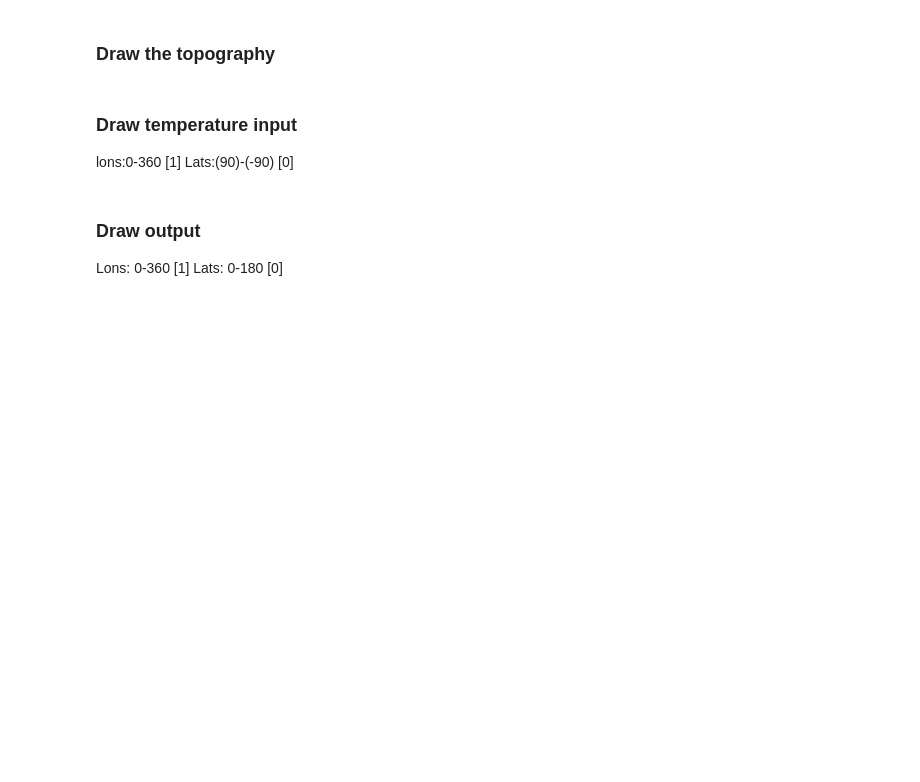
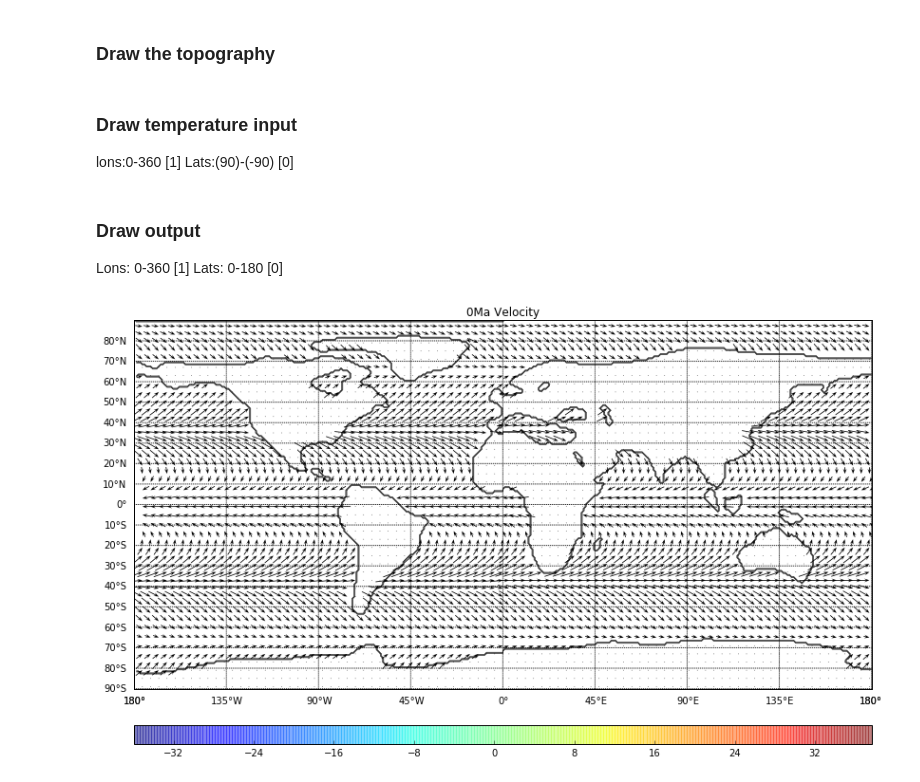
Before and after one commit to atom-model/ATOM, a Jupyter notebook: benchmark/Utils.ipynb, the cells around one changed output. Saved outputs shown, nothing was run; the diff lists cells and outputs as text; code cells hidden in the pictures; blank space fills up the shorter version.

```diff
--- a/benchmark/Utils.ipynb
+++ b/benchmark/Utils.ipynb
@@ -215,3 +215,80 @@ import numpy as np
 #data = np.genfromtxt('./output/[0Ma_Golonka.xyz]_PlotData_Atm.xyz',skip_header=1)
 data = np.genfromtxt('./output/10Ma_SurfaceTemperature.xyz')
 print np.max(data[:,2])
+# %%
+# draw quiver
+import matplotlib.pyplot as plt
+from mpl_toolkits.basemap import Basemap
+import numpy as np
+
+end_time=10
+
+def down_sample(a):
+    aa = a.reshape((361,181))
+    tmp=[]
+    for t in aa:
+        tmp.append(t[3::4])
+        #print t
+    #print tmp
+    return tmp[3::4]
+
+def fix_wrong_lats(a):
+    aa = a.reshape((361,181))
+    tmp = []
+    for r in aa:
+        r0=np.fliplr(r[0:90].reshape((1,90)))
+        #print r0
+        r1=np.fliplr(r[90:181].reshape((1,91)))
+        print r0[0]
+        tmp.append(np.concatenate((r1[0],r0[0])))
+    return np.array(tmp)
+
+for time in range(0,end_time,10):
+    data = np.genfromtxt('./output/[{}Ma.xyz]_PlotData_Atm.xyz'.format(time),skip_header=1)
+    for d in data:
+        d[1]=90-d[1]
+    x = data[:,0]
+    y = data[:,1]
+    z = data[:,6]
+
+    #vx=np.sin(data[:,3])*np.cos(data[:,4])
+    #vy=np.sin(data[:,3])*np.sin(data[:,4])
+    vx=-data[:,3]
+    vy=data[:,4]
+    topo = data[:,2]
+
+    plt.figure(figsize=(15, 8))
+
+    m = Basemap(llcrnrlon=-180,llcrnrlat=-90,urcrnrlon=180,urcrnrlat=90,projection='cyl', lon_0=0)
+
+    xx = x
+    x, topo = m.shiftdata(xx, datain = topo, lon_0=0)
+    x, z = m.shiftdata(xx, datain = z, lon_0=0)
+    x, vx = m.shiftdata(xx, datain = vx, lon_0=0)
+    x, vy = m.shiftdata(xx, datain = vy, lon_0=0)
+
+    xi, yi = m(x, y)
+    #cs = m.scatter(xi, yi, marker='.', c=z, alpha=0.5, lw=0)
+
+    #m.quiver(xi[::39],yi[::39],vx[::39],vy[::39])
+    #vx = fix_wrong_lats(vx)
+    #vy = fix_wrong_lats(vy)
+    m.quiver(down_sample(xi),down_sample(yi),down_sample(vy),down_sample(vx),width=0.001,
+             headlength=7,headwidth=5,pivot='tip')
+    #m.scatter(down_sample(xi),down_sample(yi),marker='.',color='r')
+
+    m.contour( xi.reshape((361,181)), yi.reshape((361,181)), topo.reshape((361,181)),
+                            colors ='k', linewidths= 0.3 )
+
+    m.drawparallels(np.arange(-90., 90., 10.), labels=[1,0,0,0], fontsize=10)
+    m.drawmeridians(np.arange(-180., 180., 45.), labels=[0,0,0,1], fontsize=10)
+    #m.drawcoastlines()
+
+    cbar = m.colorbar(cs, location='bottom', pad="10%")
+    plt.title("{}Ma Velocity".format(time))
+    #plt.savefig('{}Ma_temperature.png'.format(time), bbox_inches='tight')
+    #print '{}Ma_temperature.png has been saved!'.format(time)
+    plt.show()
+    plt.close()
+# %% [output]
+[figure, added]
```
Also changed, not shown: 1 other file.
